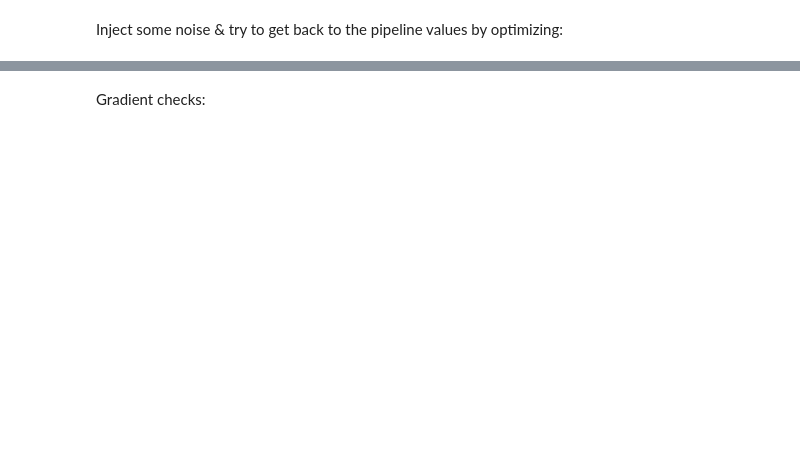
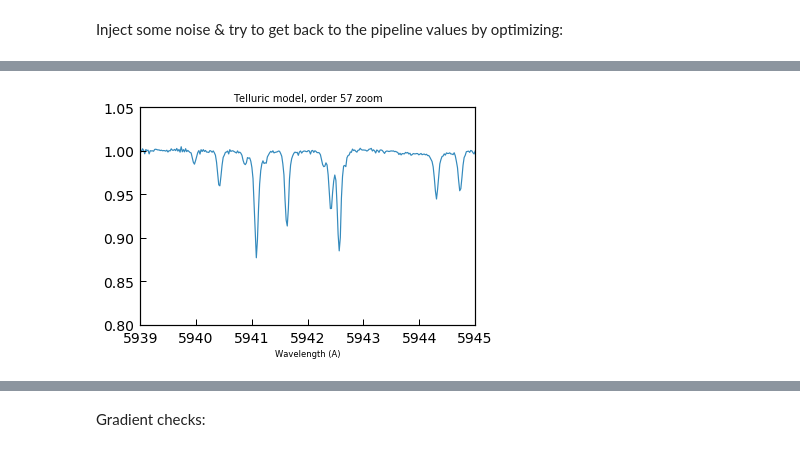
Before and after one commit to megbedell/wobble, a Jupyter notebook: wobbleflow.ipynb, the cells around one changed output, grey strips where cells are left out. Cells and saved outputs as stored; diff of their text form; code cells hidden in the pictures; blank space fills up the shorter version.

Commit message:
tellurics scale with airmass

```diff
--- a/wobbleflow.ipynb
+++ b/wobbleflow.ipynb
@@ -37,5 +54,8 @@ for c in model.components:
 # %%
-plt.plot(np.exp(model_xs), np.exp(model_ys))
-plt.xlim([5899, 5905])
+plt.plot(np.exp(template_xs), np.exp(template_ys))
+plt.xlim([5939, 5945])
+plt.ylim([0.8, 1.05])
 plt.xlabel('Wavelength (A)')
-plt.title('Telluric model, order 56 zoom')
+plt.title('Telluric model, order 57 zoom');
+# %% [output]
+[figure, added]
```
Also changed, not shown: parts of 18 cells of this notebook, 2 other files.
